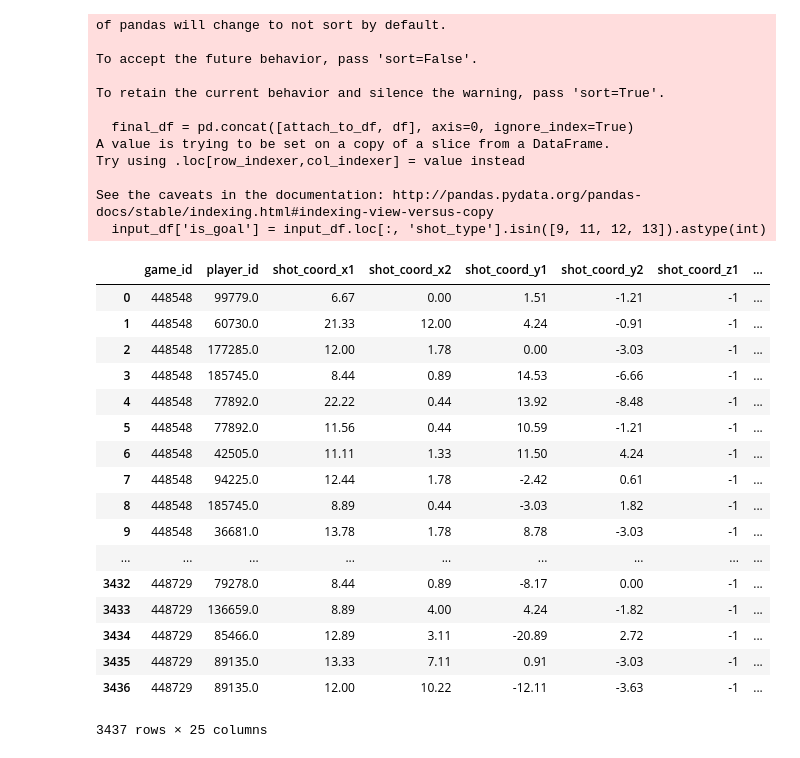
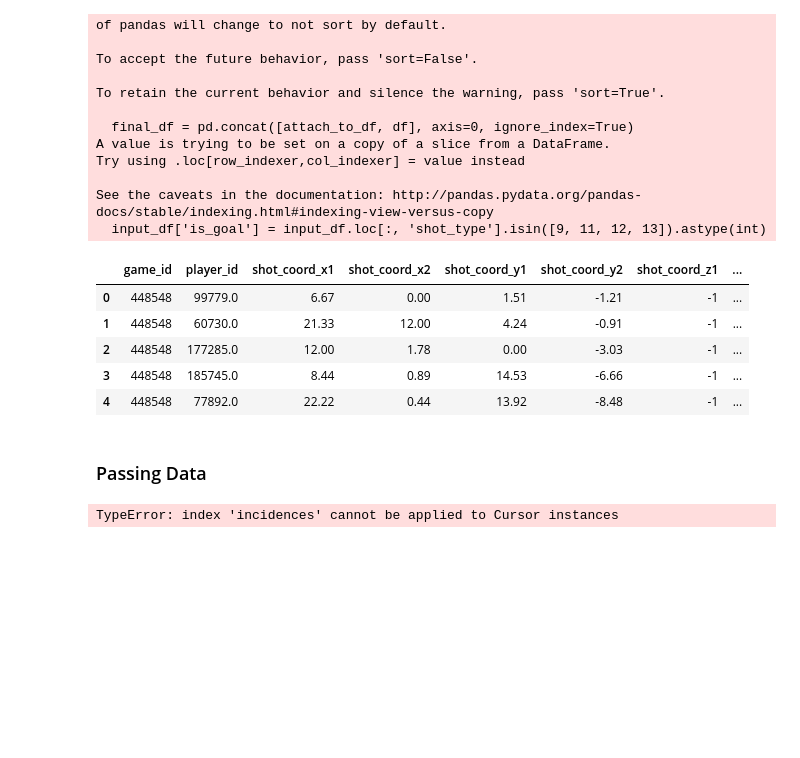
Before and after one commit to d-v-dlee/super_liga_xg, a Jupyter notebook: new_player_scraper.ipynb, the cells around one changed output. Cells and saved outputs as stored; diff of their text form; code cells hidden in the pictures; blank space fills up the shorter version.

```diff
--- a/new_player_scraper.ipynb
+++ b/new_player_scraper.ipynb
@@ -174,23 +174,13 @@ See the caveats in the documentation: http://pandas.pydata.org/pandas-docs/stabl
   input_df['is_goal'] = input_df.loc[:, 'shot_type'].isin([9, 11, 12, 13]).astype(int)
 # %%
 #now 500 more rows
-shots_df
+shots_df.head()
 # %% [output]
 |  | game_id | player_id | shot_coord_x1 | shot_coord_x2 | shot_coord_y1 | shot_coord_y2 | shot_coord_z1 | ... |
 | 0 | 448548 | 99779.0 | 6.67 | 0.00 | 1.51 | -1.21 | -1 | ... |
 | 1 | 448548 | 60730.0 | 21.33 | 12.00 | 4.24 | -0.91 | -1 | ... |
 | 2 | 448548 | 177285.0 | 12.00 | 1.78 | 0.00 | -3.03 | -1 | ... |
 | 3 | 448548 | 185745.0 | 8.44 | 0.89 | 14.53 | -6.66 | -1 | ... |
 | 4 | 448548 | 77892.0 | 22.22 | 0.44 | 13.92 | -8.48 | -1 | ... |
-| 5 | 448548 | 77892.0 | 11.56 | 0.44 | 10.59 | -1.21 | -1 | ... |
-| 6 | 448548 | 42505.0 | 11.11 | 1.33 | 11.50 | 4.24 | -1 | ... |
-| 7 | 448548 | 94225.0 | 12.44 | 1.78 | -2.42 | 0.61 | -1 | ... |
-| 8 | 448548 | 185745.0 | 8.89 | 0.44 | -3.03 | 1.82 | -1 | ... |
-| 9 | 448548 | 36681.0 | 13.78 | 1.78 | 8.78 | -3.03 | -1 | ... |
-| ... | ... | ... | ... | ... | ... | ... | ... | ... |
-| 3432 | 448729 | 79278.0 | 8.44 | 0.89 | -8.17 | 0.00 | -1 | ... |
-| 3433 | 448729 | 136659.0 | 8.89 | 4.00 | 4.24 | -1.82 | -1 | ... |
-| 3434 | 448729 | 85466.0 | 12.89 | 3.11 | -20.89 | 2.72 | -1 | ... |
-| 3435 | 448729 | 89135.0 | 13.33 | 7.11 | 0.91 | -3.03 | -1 | ... |
-| 3436 | 448729 | 89135.0 | 12.00 | 10.22 | -12.11 | -3.63 | -1 | ... |
-3437 rows × 25 columns
+# %% [markdown]
+### Passing Data
@@ -196,0 +199,7 @@ shots_df
+# %%
+completed_passes = list(games['incidences']['correctPasses'].items())
+completed_list_dicts = [flatten_complete_pass(apass, game_id) for apass in completed_passes]
+completed_passes_df = pd.DataFrame(completed_list_dicts)
+completed_passes_df.head()
+# %% [output]
+TypeError: index 'incidences' cannot be applied to Cursor instances
```
Also changed, not shown: parts of 2 cells of this notebook.
